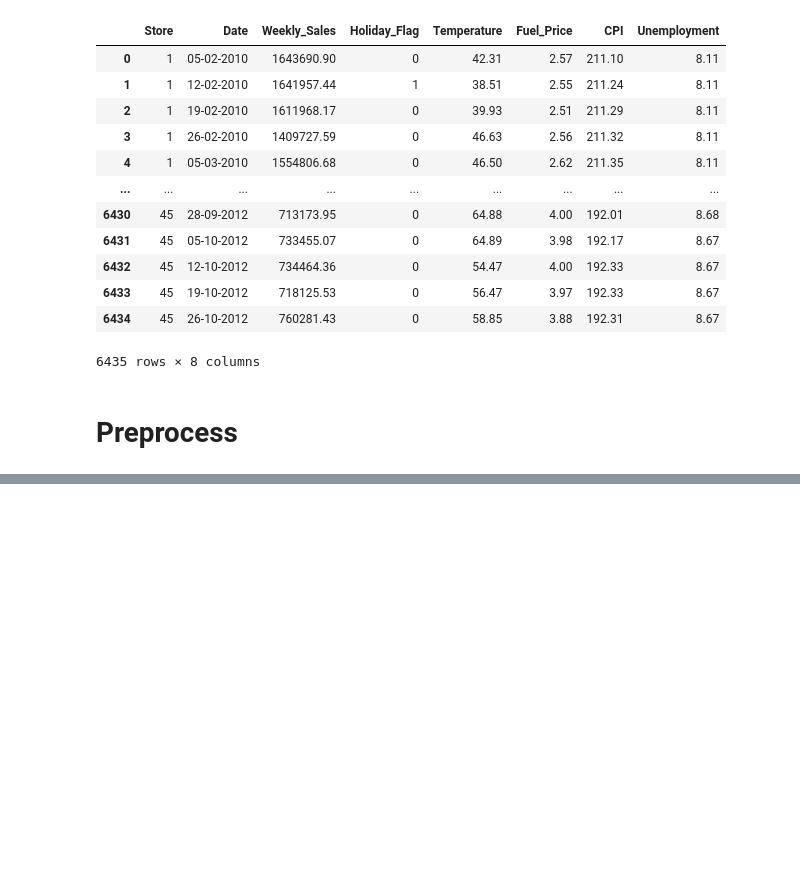
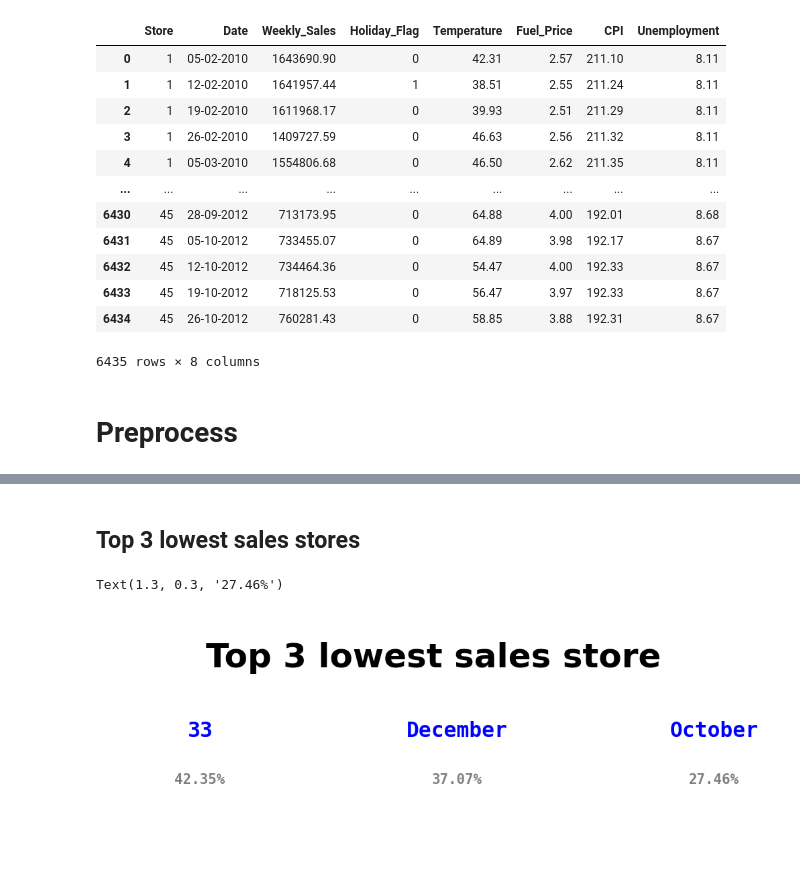
Before and after one commit to ndkhoa0704/DS-Tech-Final, a Jupyter notebook: khoanguyen.ipynb, the cells around one changed output, grey strips where cells are left out. Drawn from its saved outputs; the diff is of its cells as text; code cells hidden in the pictures; blank space fills up the shorter version.

```diff
--- a/khoanguyen.ipynb
+++ b/khoanguyen.ipynb
@@ -70,0 +78,21 @@ sns.barplot(data=sales_by_store,x='Store',y='Total',order=sales_by_store['Store'
+# %% [markdown]
+## Top 3 lowest sales stores
+# %%
+top3_lowest = sales_by_store.sort_values(by='Weekly_Sales').head(3)
+fig, ax = plt.subplots(1, 1, figsize = (6, 3), dpi = 150)
+ax.set(facecolor='white')
+ax.set_yticklabels('')
+ax.set_xticklabels('')
+ax.tick_params(axis='both',length=0)
+
+ax.text(0.7, 0.8, "Top 3 lowest sales store" , color = 'black', fontsize = 24, fontweight = 'bold',
+         fontfamily = 'serif', ha = 'center')
+ax.text(0.2, 0.5, top3_lowest.iloc[0,0], color = 'blue', fontsize = 15, fontweight = 'bold', fontfamily = 'monospace', ha = 'center')
+ax.text(0.2, 0.3, "42.35%", color = 'gray', fontsize = 10, fontfamily = 'monospace',ha = 'center', fontweight = 'bold')
+ax.text(0.75, 0.5, "December", color = 'blue', fontsize = 15, fontweight = 'bold', fontfamily = 'monospace', ha = 'center')
+ax.text(0.75, 0.3, "37.07%", color = 'gray', fontsize = 10, fontweight = 'bold', fontfamily = 'monospace', ha = 'center')
+ax.text(1.3, 0.5, "October", color = 'blue', fontsize = 15, fontweight = 'bold', fontfamily = 'monospace', ha = 'center')
+ax.text(1.3, 0.3, "27.46%", color = 'gray', fontsize = 10, fontfamily = 'monospace', ha = 'center', fontweight = 'bold')
+# %% [output]
+Text(1.3, 0.3, '27.46%')
+[figure, added]
```
Also changed, not shown: parts of 8 cells of this notebook.
